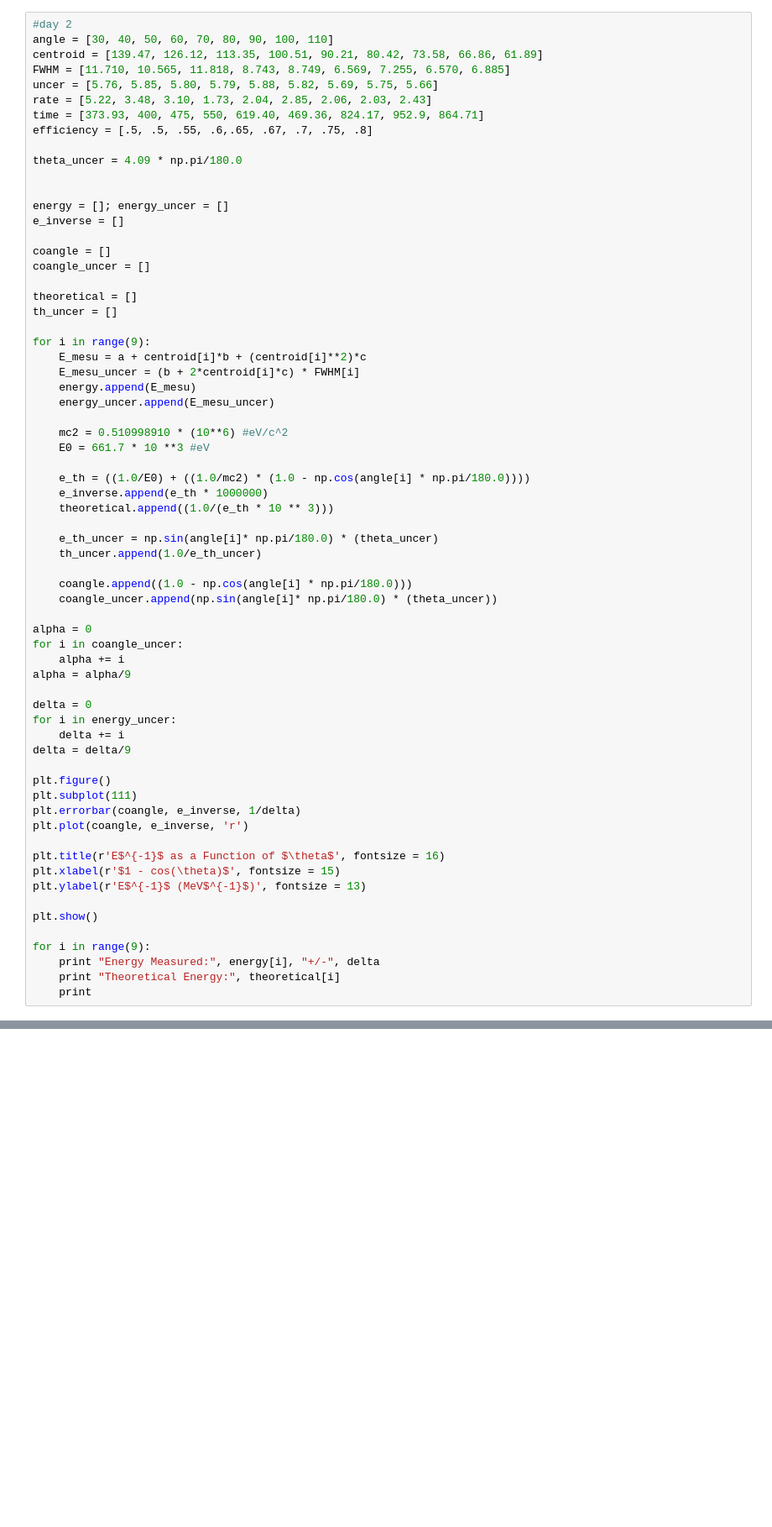
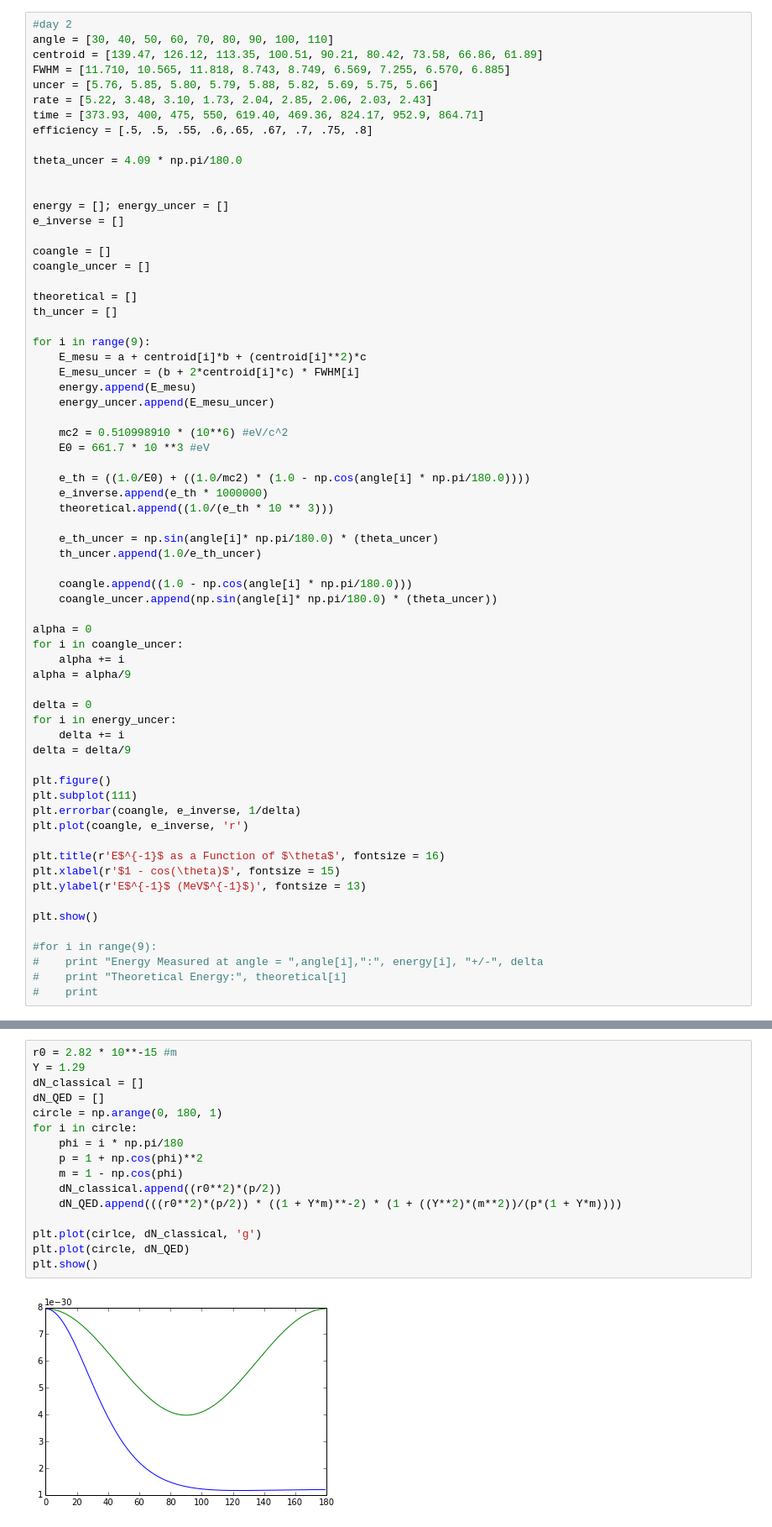
Before and after one commit to abardess/PHYS202-S14, a Jupyter notebook: ComptonQLab.ipynb, the cells around one changed output, grey strips where cells are left out. Shown at 84% size. Saved outputs shown, nothing was run; the diff lists cells and outputs as text; blank space fills up the shorter version.

```diff
--- a/ComptonQLab.ipynb
+++ b/ComptonQLab.ipynb
@@ -92,9 +137,9 @@ plt.ylabel(r'E$^{-1}$ (MeV$^{-1}$)', fontsize = 13)
 
 plt.show()
 
-for i in range(9):
-    print "Energy Measured:", energy[i], "+/-", delta
-    print "Theoretical Energy:", theoretical[i]
-    print
+#for i in range(9):
+#    print "Energy Measured at angle = ",angle[i],":", energy[i], "+/-", delta
+#    print "Theoretical Energy:", theoretical[i]
+#    print
 # %% [output]
 [figure]
@@ -117,0 +146,18 @@ Theoretical Energy: 241.69026617
+# %%
+r0 = 2.82 * 10**-15 #m
+Y = 1.29
+dN_classical = []
+dN_QED = []
+circle = np.arange(0, 180, 1)
+for i in circle:
+    phi = i * np.pi/180
+    p = 1 + np.cos(phi)**2
+    m = 1 - np.cos(phi)
+    dN_classical.append((r0**2)*(p/2))
+    dN_QED.append(((r0**2)*(p/2)) * ((1 + Y*m)**-2) * (1 + ((Y**2)*(m**2))/(p*(1 + Y*m))))
+
+plt.plot(cirlce, dN_classical, 'g')
+plt.plot(circle, dN_QED)
+plt.show()
+# %% [output]
+[figure, added]
```
Also changed, not shown: parts of 3 cells of this notebook.
